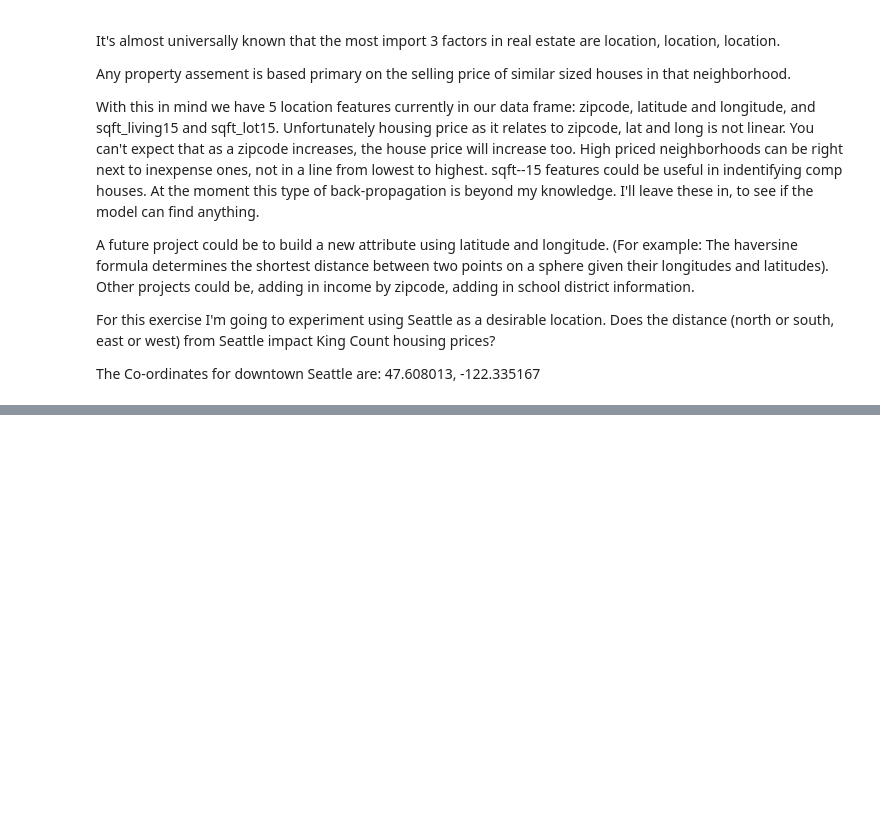
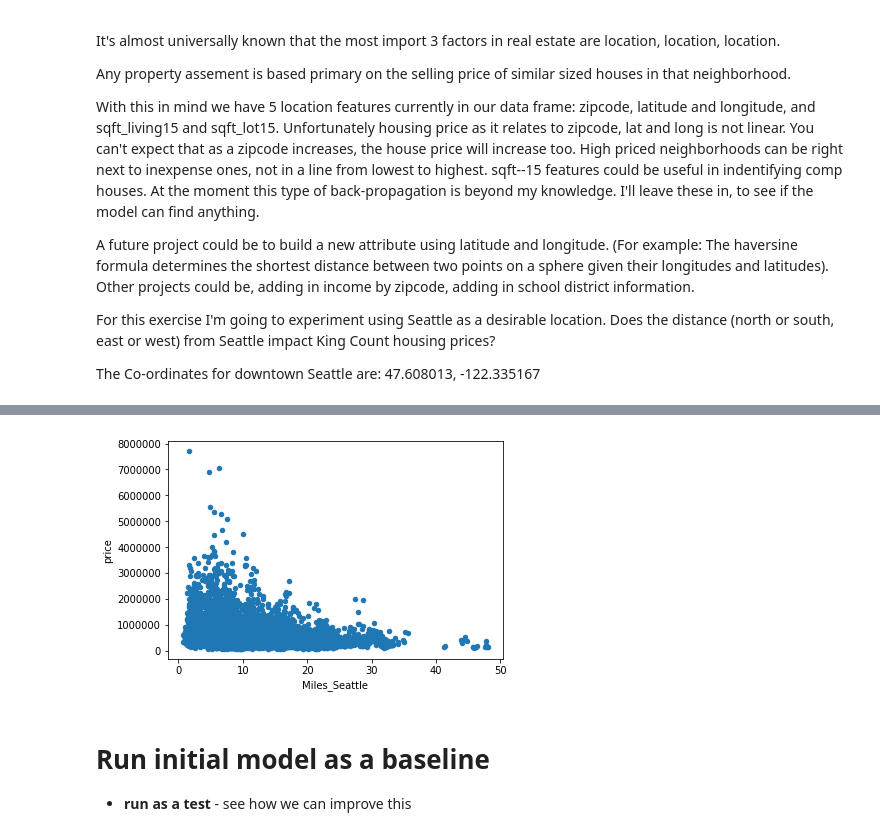
Before and after one commit to AndrewJ1/FI_Module_1, a Jupyter notebook: FinalProject/dsc-1-final-project-online-ds-pt-041519/Working.ipynb, the cells around one changed output, grey strips where cells are left out. Saved outputs shown, nothing was run; the diff lists cells and outputs as text; code cells hidden in the pictures; blank space fills up the shorter version.

```diff
--- a/FinalProject/dsc-1-final-project-online-ds-pt-041519/Working.ipynb
+++ b/FinalProject/dsc-1-final-project-online-ds-pt-041519/Working.ipynb
@@ -578,3 +592,17 @@ A future project could be to build a new attribute using latitude and longitude.
 For this exercise I'm going to experiment using Seattle as a desirable location. Does the distance (north or south, east or west) from Seattle impact King Count housing prices?
 
 The Co-ordinates for downtown Seattle are: 47.608013, -122.335167
+# %%
+# calculating distance
+# Seattle = 47.608013, -122.335167
+# approx one degree of latitude ellipsoidal earth at 47N: 69.08 miles
+
+
+def distance(Lat2, Long2):
+    Lat1 = 47.608013
+    Long1 = -122.335167
+    x = Lat2 - Lat1
+    y = (Long2 - Long1) * np.cos((Lat2 + Lat1)*(0.5 * np.pi/180))
+    return 69.08 * np.sqrt(x*x + y*y)
+
+distance(47.5112, -122.257)
@@ -580,0 +611,3 @@ The Co-ordinates for downtown Seattle are: 47.608013, -122.335167
+# %%
+df['Miles_Seattle'] = df.apply(lambda x: distance(x['lat'], x['long']), axis=1)
+df.head()
@@ -580,0 +622,4 @@ The Co-ordinates for downtown Seattle are: 47.608013, -122.335167
+# %%
+df['north_Seattle'] = np.where(df['lat'] > 47.608013 , 1, 0)
+df['east_Seattle'] = np.where(df['long'] > -122.335167 , 1, 0)
+df.head()
@@ -580,0 +634,7 @@ The Co-ordinates for downtown Seattle are: 47.608013, -122.335167
+# %%
+df.plot(kind='scatter', x='Miles_Seattle', y='price');
+# %% [output]
+[figure, added]
+# %% [markdown]
+# Run initial model as a baseline
+* **run as a test** - see how we can improve this
```
Also changed, not shown: parts of 103 cells of this notebook, 2 other files.
